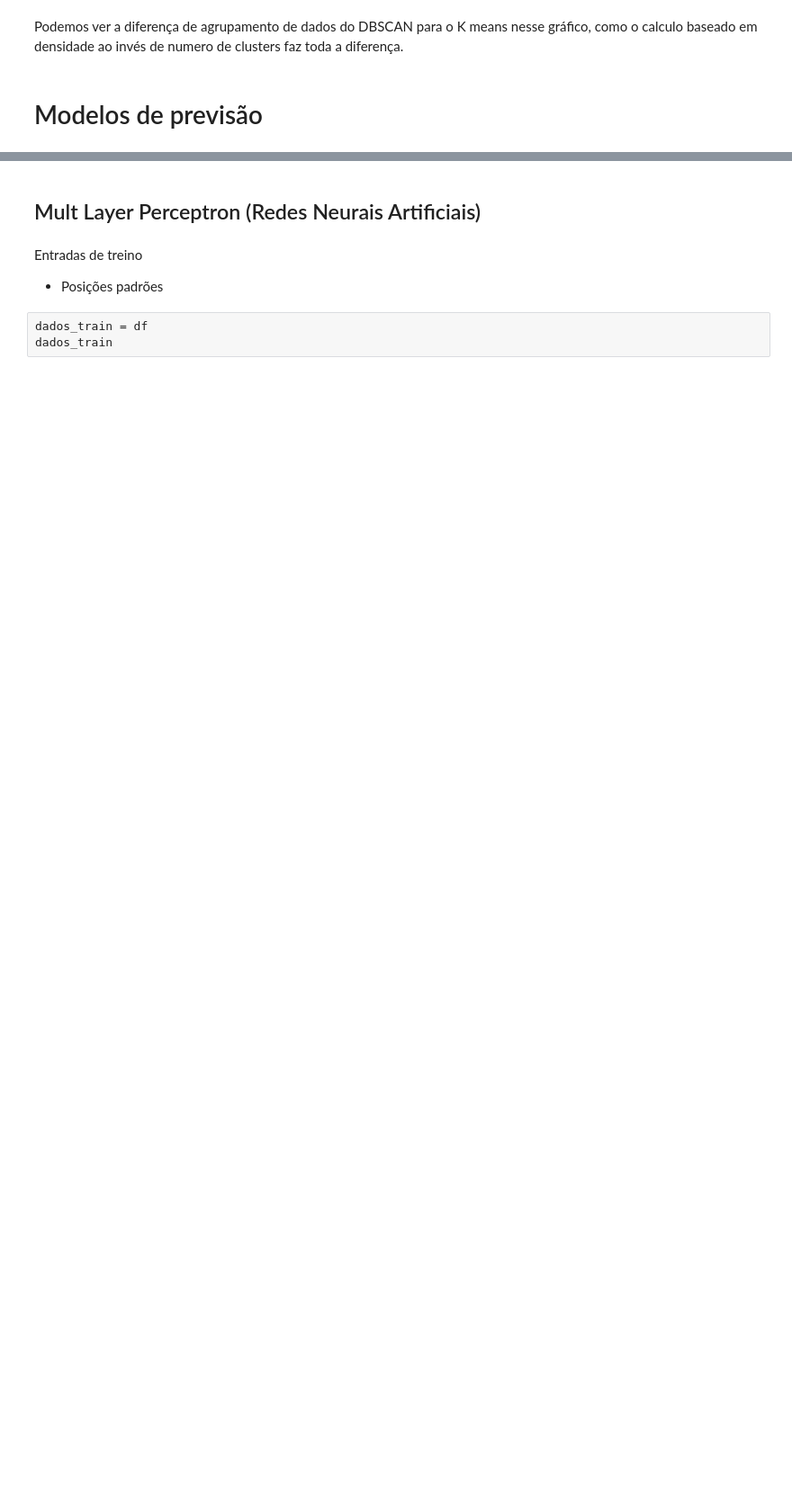
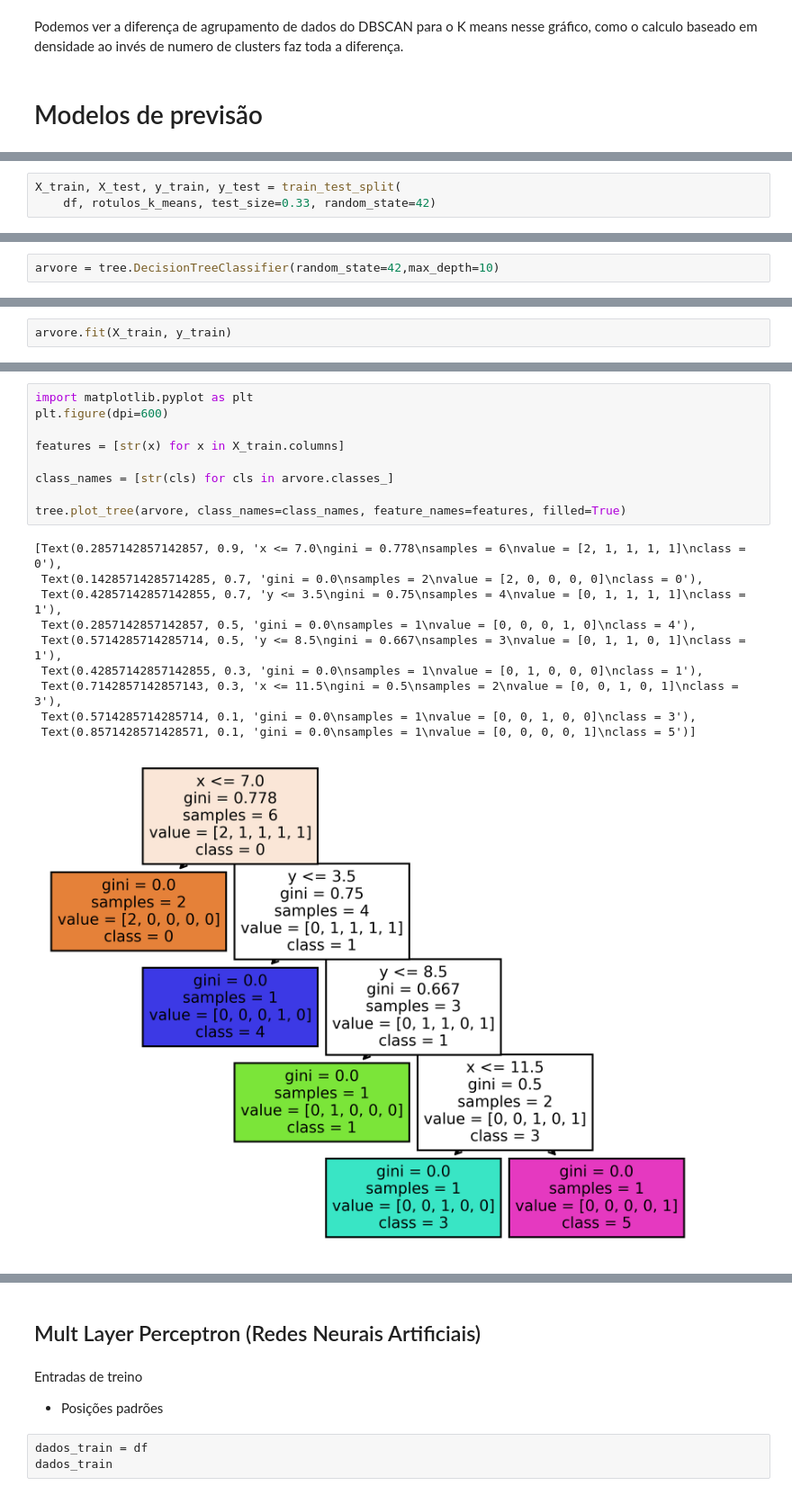
Before and after one commit to Miguelmdcc/IC_RPI_2, a Jupyter notebook: main.ipynb, the cells around one changed output, grey strips where cells are left out. Shown: that part at 90% size. Drawn from its saved outputs; the diff is of its cells as text; blank space fills up the shorter version.

Commit message:
Arvore de decisão

```diff
--- a/main.ipynb
+++ b/main.ipynb
@@ -142,0 +150,3 @@ Podemos ver a diferença de agrupamento de dados do DBSCAN para o K means nesse
+# %%
+X_train, X_test, y_train, y_test = train_test_split(
+    df, rotulos_k_means, test_size=0.33, random_state=42)
@@ -142,0 +214,2 @@ Podemos ver a diferença de agrupamento de dados do DBSCAN para o K means nesse
+# %%
+arvore = tree.DecisionTreeClassifier(random_state=42,max_depth=10)
@@ -142,0 +218,2 @@ Podemos ver a diferença de agrupamento de dados do DBSCAN para o K means nesse
+# %%
+arvore.fit(X_train, y_train)
@@ -142,0 +224,20 @@ Podemos ver a diferença de agrupamento de dados do DBSCAN para o K means nesse
+# %%
+import matplotlib.pyplot as plt
+plt.figure(dpi=600)
+
+features = [str(x) for x in X_train.columns]
+
+class_names = [str(cls) for cls in arvore.classes_]
+
+tree.plot_tree(arvore, class_names=class_names, feature_names=features, filled=True)
+# %% [output]
+[Text(0.2857142857142857, 0.9, 'x <= 7.0\ngini = 0.778\nsamples = 6\nvalue = [2, 1, 1, 1, 1]\nclass = 0'),
+ Text(0.14285714285714285, 0.7, 'gini = 0.0\nsamples = 2\nvalue = [2, 0, 0, 0, 0]\nclass = 0'),
+ Text(0.42857142857142855, 0.7, 'y <= 3.5\ngini = 0.75\nsamples = 4\nvalue = [0, 1, 1, 1, 1]\nclass = 1'),
+ Text(0.2857142857142857, 0.5, 'gini = 0.0\nsamples = 1\nvalue = [0, 0, 0, 1, 0]\nclass = 4'),
+ Text(0.5714285714285714, 0.5, 'y <= 8.5\ngini = 0.667\nsamples = 3\nvalue = [0, 1, 1, 0, 1]\nclass = 1'),
+ Text(0.42857142857142855, 0.3, 'gini = 0.0\nsamples = 1\nvalue = [0, 1, 0, 0, 0]\nclass = 1'),
+ Text(0.7142857142857143, 0.3, 'x <= 11.5\ngini = 0.5\nsamples = 2\nvalue = [0, 0, 1, 0, 1]\nclass = 3'),
+ Text(0.5714285714285714, 0.1, 'gini = 0.0\nsamples = 1\nvalue = [0, 0, 1, 0, 0]\nclass = 3'),
+ Text(0.8571428571428571, 0.1, 'gini = 0.0\nsamples = 1\nvalue = [0, 0, 0, 0, 1]\nclass = 5')]
+[figure, added]
```
Also changed, not shown: parts of 47 cells of this notebook.
